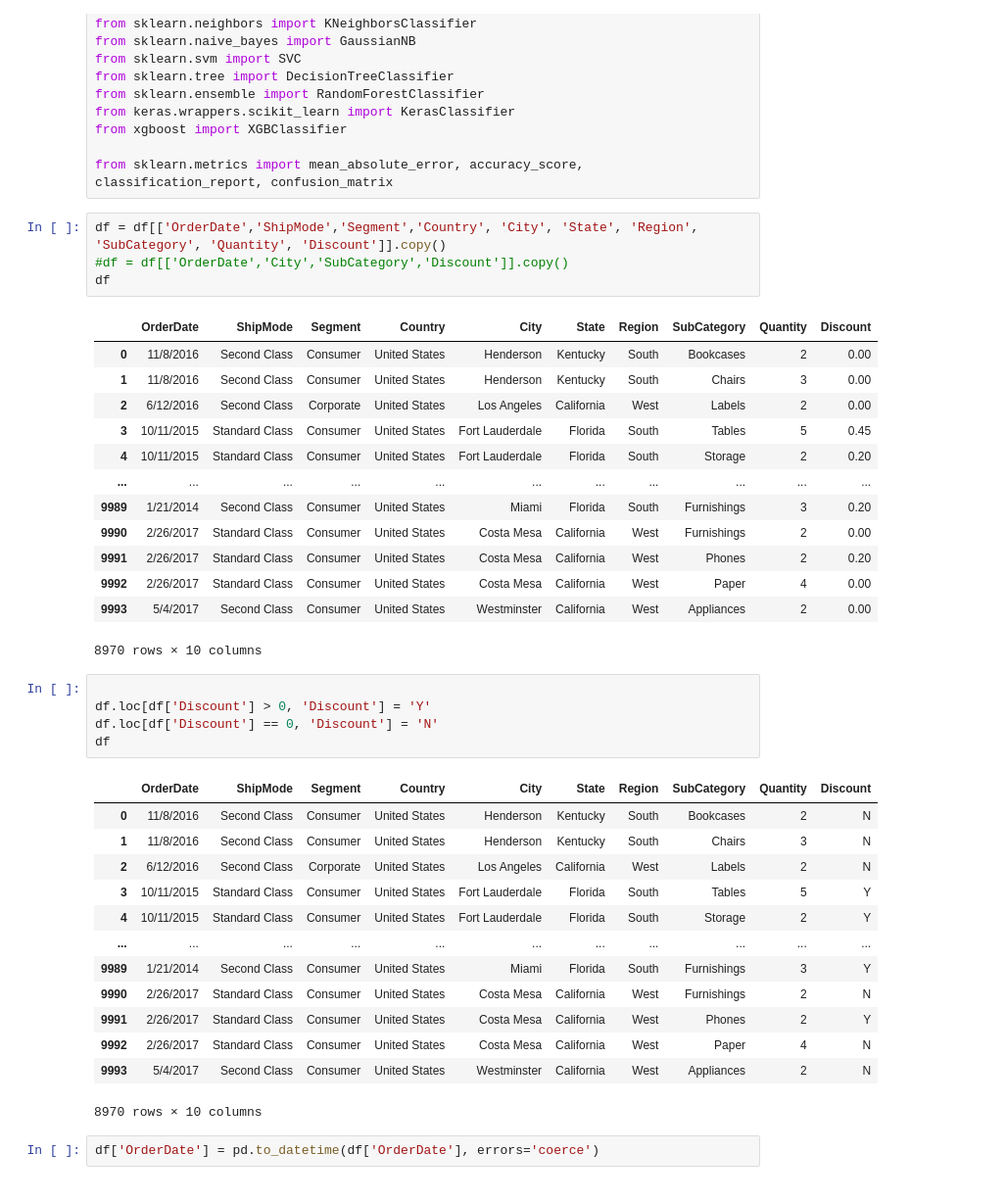
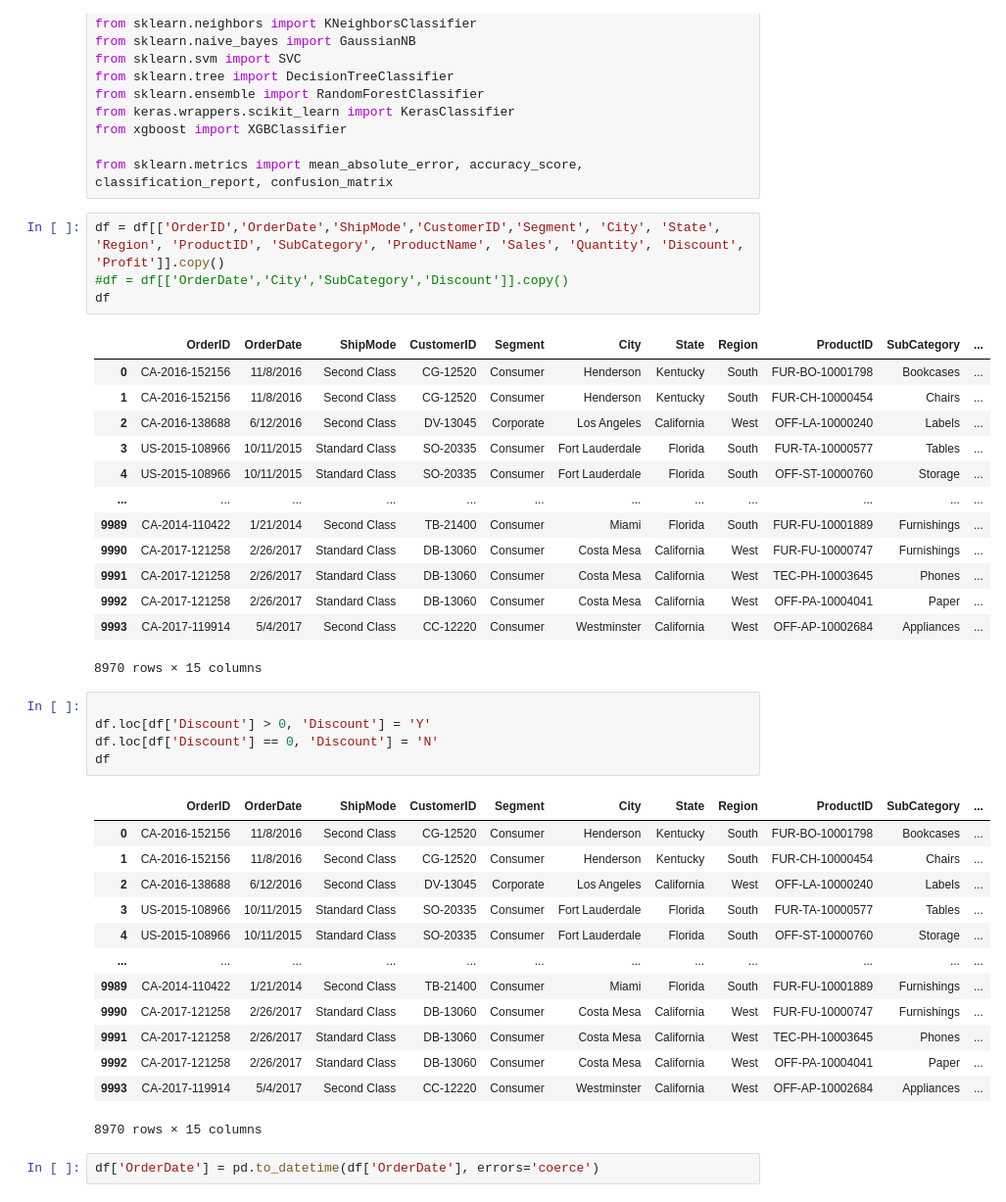
Before and after one commit to SandaruwiniGalappaththi/SuperStore, a Jupyter notebook: Classification.ipynb, the cells around one changed output. Shown at 98% size. Saved outputs shown, nothing was run; the diff lists cells and outputs as text.

```diff
--- a/Classification.ipynb
+++ b/Classification.ipynb
@@ -597,42 +597,42 @@ from xgboost import XGBClassifier
 
 from sklearn.metrics import mean_absolute_error, accuracy_score, classification_report, confusion_matrix
 # %%
-df = df[['OrderDate','ShipMode','Segment','Country', 'City', 'State', 'Region', 'SubCategory', 'Quantity', 'Discount']].copy()
+df = df[['OrderID','OrderDate','ShipMode','CustomerID','Segment', 'City', 'State', 'Region', 'ProductID', 'SubCategory', 'ProductName', 'Sales', 'Quantity', 'Discount', 'Profit']].copy()
 #df = df[['OrderDate','City','SubCategory','Discount']].copy()
 df
 # %% [output]
-|  | OrderDate | ShipMode | Segment | Country | City | State | Region | SubCategory | Quantity | Discount |
-| 0 | 11/8/2016 | Second Class | Consumer | United States | Henderson | Kentucky | South | Bookcases | 2 | 0.00 |
-| 1 | 11/8/2016 | Second Class | Consumer | United States | Henderson | Kentucky | South | Chairs | 3 | 0.00 |
-| 2 | 6/12/2016 | Second Class | Corporate | United States | Los Angeles | California | West | Labels | 2 | 0.00 |
-| 3 | 10/11/2015 | Standard Class | Consumer | United States | Fort Lauderdale | Florida | South | Tables | 5 | 0.45 |
-| 4 | 10/11/2015 | Standard Class | Consumer | United States | Fort Lauderdale | Florida | South | Storage | 2 | 0.20 |
-| ... | ... | ... | ... | ... | ... | ... | ... | ... | ... | ... |
-| 9989 | 1/21/2014 | Second Class | Consumer | United States | Miami | Florida | South | Furnishings | 3 | 0.20 |
-| 9990 | 2/26/2017 | Standard Class | Consumer | United States | Costa Mesa | California | West | Furnishings | 2 | 0.00 |
-| 9991 | 2/26/2017 | Standard Class | Consumer | United States | Costa Mesa | California | West | Phones | 2 | 0.20 |
-| 9992 | 2/26/2017 | Standard Class | Consumer | United States | Costa Mesa | California | West | Paper | 4 | 0.00 |
-| 9993 | 5/4/2017 | Second Class | Consumer | United States | Westminster | California | West | Appliances | 2 | 0.00 |
+|  | OrderID | OrderDate | ShipMode | CustomerID | Segment | City | State | Region | ProductID | SubCategory | ... |
+| 0 | CA-2016-152156 | 11/8/2016 | Second Class | CG-12520 | Consumer | Henderson | Kentucky | South | FUR-BO-10001798 | Bookcases | ... |
+| 1 | CA-2016-152156 | 11/8/2016 | Second Class | CG-12520 | Consumer | Henderson | Kentucky | South | FUR-CH-10000454 | Chairs | ... |
+| 2 | CA-2016-138688 | 6/12/2016 | Second Class | DV-13045 | Corporate | Los Angeles | California | West | OFF-LA-10000240 | Labels | ... |
+| 3 | US-2015-108966 | 10/11/2015 | Standard Class | SO-20335 | Consumer | Fort Lauderdale | Florida | South | FUR-TA-10000577 | Tables | ... |
+| 4 | US-2015-108966 | 10/11/2015 | Standard Class | SO-20335 | Consumer | Fort Lauderdale | Florida | South | OFF-ST-10000760 | Storage | ... |
+| ... | ... | ... | ... | ... | ... | ... | ... | ... | ... | ... | ... |
+| 9989 | CA-2014-110422 | 1/21/2014 | Second Class | TB-21400 | Consumer | Miami | Florida | South | FUR-FU-10001889 | Furnishings | ... |
+| 9990 | CA-2017-121258 | 2/26/2017 | Standard Class | DB-13060 | Consumer | Costa Mesa | California | West | FUR-FU-10000747 | Furnishings | ... |
+| 9991 | CA-2017-121258 | 2/26/2017 | Standard Class | DB-13060 | Consumer | Costa Mesa | California | West | TEC-PH-10003645 | Phones | ... |
+| 9992 | CA-2017-121258 | 2/26/2017 | Standard Class | DB-13060 | Consumer | Costa Mesa | California | West | OFF-PA-10004041 | Paper | ... |
+| 9993 | CA-2017-119914 | 5/4/2017 | Second Class | CC-12220 | Consumer | Westminster | California | West | OFF-AP-10002684 | Appliances | ... |
-8970 rows × 10 columns
+8970 rows × 15 columns
 # %%
 
 df.loc[df['Discount'] > 0, 'Discount'] = 'Y'
 df.loc[df['Discount'] == 0, 'Discount'] = 'N'
 df
 # %% [output]
-|  | OrderDate | ShipMode | Segment | Country | City | State | Region | SubCategory | Quantity | Discount |
-| 0 | 11/8/2016 | Second Class | Consumer | United States | Henderson | Kentucky | South | Bookcases | 2 | N |
-| 1 | 11/8/2016 | Second Class | Consumer | United States | Henderson | Kentucky | South | Chairs | 3 | N |
-| 2 | 6/12/2016 | Second Class | Corporate | United States | Los Angeles | California | West | Labels | 2 | N |
-| 3 | 10/11/2015 | Standard Class | Consumer | United States | Fort Lauderdale | Florida | South | Tables | 5 | Y |
-| 4 | 10/11/2015 | Standard Class | Consumer | United States | Fort Lauderdale | Florida | South | Storage | 2 | Y |
-| ... | ... | ... | ... | ... | ... | ... | ... | ... | ... | ... |
-| 9989 | 1/21/2014 | Second Class | Consumer | United States | Miami | Florida | South | Furnishings | 3 | Y |
-| 9990 | 2/26/2017 | Standard Class | Consumer | United States | Costa Mesa | California | West | Furnishings | 2 | N |
-| 9991 | 2/26/2017 | Standard Class | Consumer | United States | Costa Mesa | California | West | Phones | 2 | Y |
-| 9992 | 2/26/2017 | Standard Class | Consumer | United States | Costa Mesa | California | West | Paper | 4 | N |
-| 9993 | 5/4/2017 | Second Class | Consumer | United States | Westminster | California | West | Appliances | 2 | N |
+|  | OrderID | OrderDate | ShipMode | CustomerID | Segment | City | State | Region | ProductID | SubCategory | ... |
+| 0 | CA-2016-152156 | 11/8/2016 | Second Class | CG-12520 | Consumer | Henderson | Kentucky | South | FUR-BO-10001798 | Bookcases | ... |
+| 1 | CA-2016-152156 | 11/8/2016 | Second Class | CG-12520 | Consumer | Henderson | Kentucky | South | FUR-CH-10000454 | Chairs | ... |
+| 2 | CA-2016-138688 | 6/12/2016 | Second Class | DV-13045 | Corporate | Los Angeles | California | West | OFF-LA-10000240 | Labels | ... |
+| 3 | US-2015-108966 | 10/11/2015 | Standard Class | SO-20335 | Consumer | Fort Lauderdale | Florida | South | FUR-TA-10000577 | Tables | ... |
+| 4 | US-2015-108966 | 10/11/2015 | Standard Class | SO-20335 | Consumer | Fort Lauderdale | Florida | South | OFF-ST-10000760 | Storage | ... |
+| ... | ... | ... | ... | ... | ... | ... | ... | ... | ... | ... | ... |
+| 9989 | CA-2014-110422 | 1/21/2014 | Second Class | TB-21400 | Consumer | Miami | Florida | South | FUR-FU-10001889 | Furnishings | ... |
+| 9990 | CA-2017-121258 | 2/26/2017 | Standard Class | DB-13060 | Consumer | Costa Mesa | California | West | FUR-FU-10000747 | Furnishings | ... |
+| 9991 | CA-2017-121258 | 2/26/2017 | Standard Class | DB-13060 | Consumer | Costa Mesa | California | West | TEC-PH-10003645 | Phones | ... |
+| 9992 | CA-2017-121258 | 2/26/2017 | Standard Class | DB-13060 | Consumer | Costa Mesa | California | West | OFF-PA-10004041 | Paper | ... |
+| 9993 | CA-2017-119914 | 5/4/2017 | Second Class | CC-12220 | Consumer | Westminster | California | West | OFF-AP-10002684 | Appliances | ... |
-8970 rows × 10 columns
+8970 rows × 15 columns
 # %%
 df['OrderDate'] = pd.to_datetime(df['OrderDate'], errors='coerce')
 # %%
```
Also changed, not shown: parts of 8 cells of this notebook.
